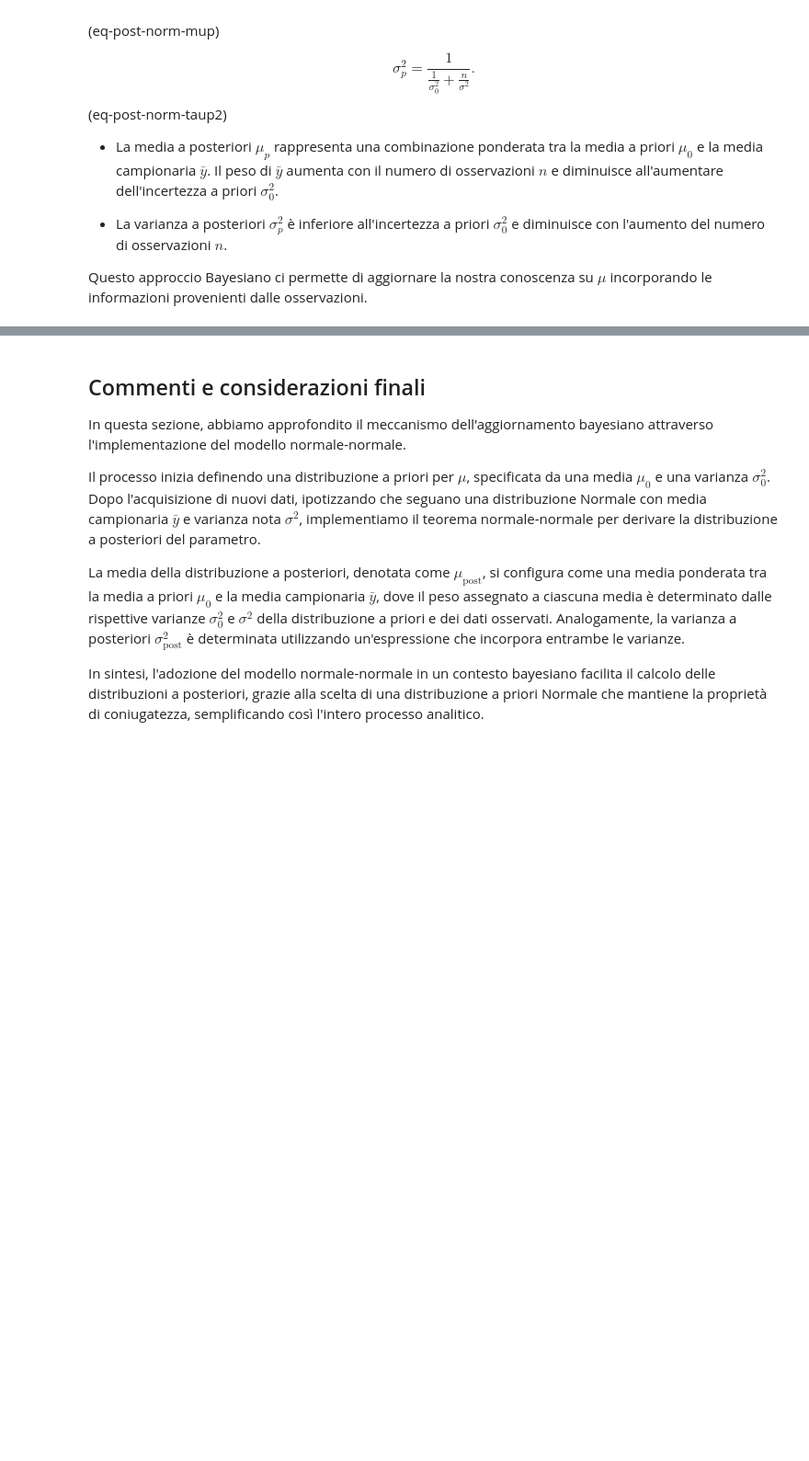
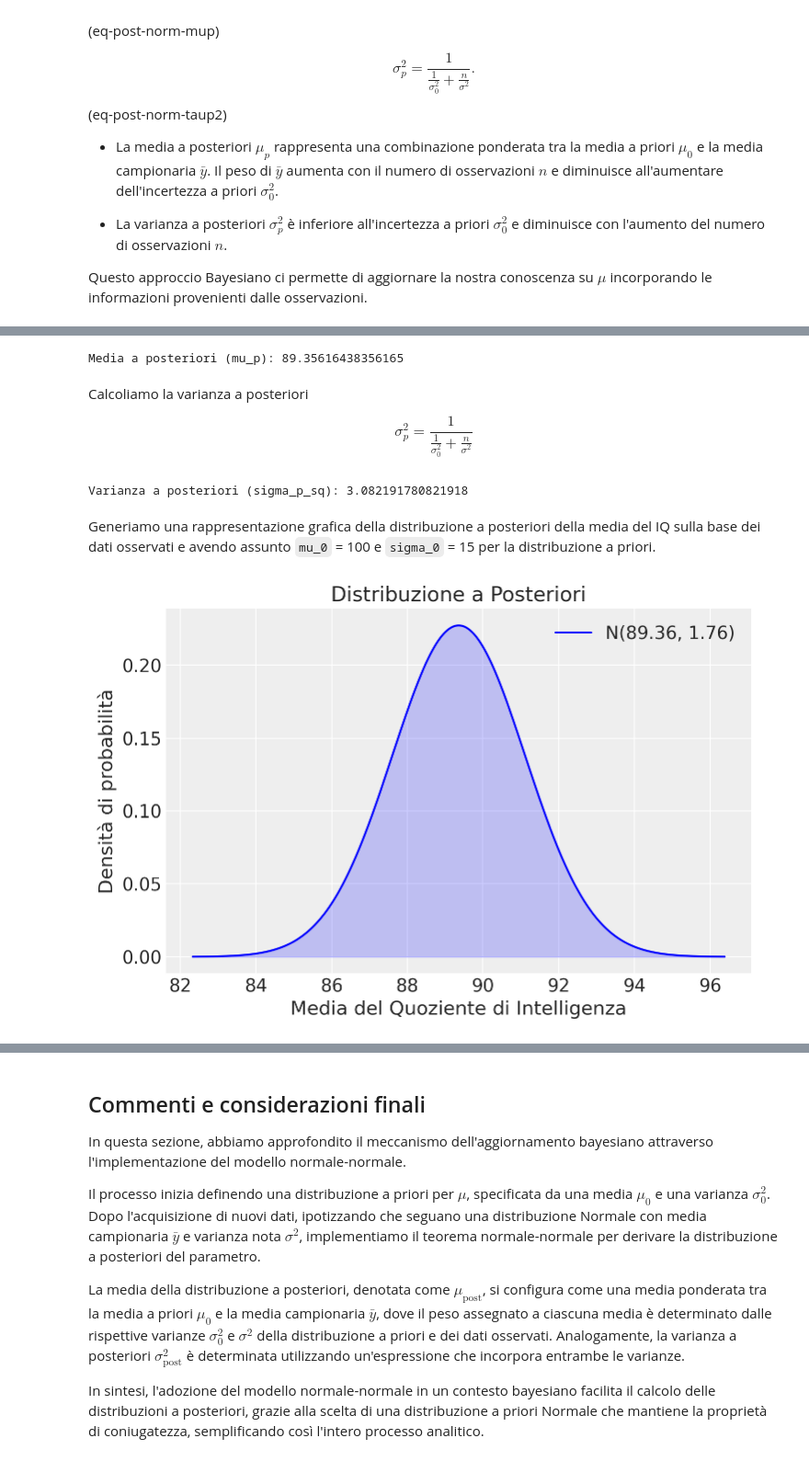
Before and after one commit to ccaudek/ds4p, a Jupyter notebook: chapter_4/04_conjugate_families_2.ipynb, the cells around one changed output, grey strips where cells are left out. Shown at 92% size. Cells and saved outputs as stored; diff of their text form; code cells hidden in the pictures; blank space fills up the shorter version.

```diff
--- a/chapter_4/04_conjugate_families_2.ipynb
+++ b/chapter_4/04_conjugate_families_2.ipynb
@@ -111,0 +184,13 @@ Questo codice Python visualizza le distribuzioni a priori e a posteriori per la
+# %%
+# Numero di osservazioni
+n = len(iq)
+
+# Media campionaria
+y_bar = np.mean(iq)
+
+# Deviazione standard nota
+sigma = 15
+
+# Parametri a priori
+mu_0 = 100
+sigma_0 = 15
@@ -111,0 +210,39 @@ Questo codice Python visualizza le distribuzioni a priori e a posteriori per la
+# %%
+mu_p = ((1 / sigma_0**2) * mu_0 + (n / sigma**2) * y_bar) / (
+    (1 / sigma_0**2) + (n / sigma**2)
+)
+print(f"Media a posteriori (mu_p): {mu_p}")
+# %% [output]
+Media a posteriori (mu_p): 89.35616438356165
+# %% [markdown]
+Calcoliamo la varianza a posteriori
+
+$$
+\sigma_p^2 = \frac{1}{\frac {1}{\sigma_0^2}+ \frac{n}{\sigma^2}}
+$$
+# %%
+sigma_p_sq = 1 / ((1 / sigma_0**2) + (n / sigma**2))
+print(f"Varianza a posteriori (sigma_p_sq): {sigma_p_sq}")
+# %% [output]
+Varianza a posteriori (sigma_p_sq): 3.082191780821918
+# %% [markdown]
+Generiamo una rappresentazione grafica della distribuzione a posteriori della media del IQ sulla base dei dati osservati e avendo assunto `mu_0` = 100 e `sigma_0` = 15 per la distribuzione a priori.
+# %%
+sigma_p = np.sqrt(sigma_p_sq)
+
+# Definizione dei valori sull'asse x
+x = np.linspace(mu_p - 4 * sigma_p, mu_p + 4 * sigma_p, 1000)
+
+# Calcolo della densità di probabilità
+pdf = stats.norm.pdf(x, mu_p, sigma_p)
+
+# Creazione del grafico
+plt.plot(x, pdf, label=f"N({mu_p:.2f}, {sigma_p:.2f})", color="blue")
+plt.fill_between(x, pdf, color="blue", alpha=0.2)
+plt.title("Distribuzione a Posteriori")
+plt.xlabel("Media del Quoziente di Intelligenza")
+plt.ylabel("Densità di probabilità")
+plt.legend()
+plt.show()
+# %% [output]
+[figure, added]
```
Also changed, not shown: parts of 14 cells of this notebook.
